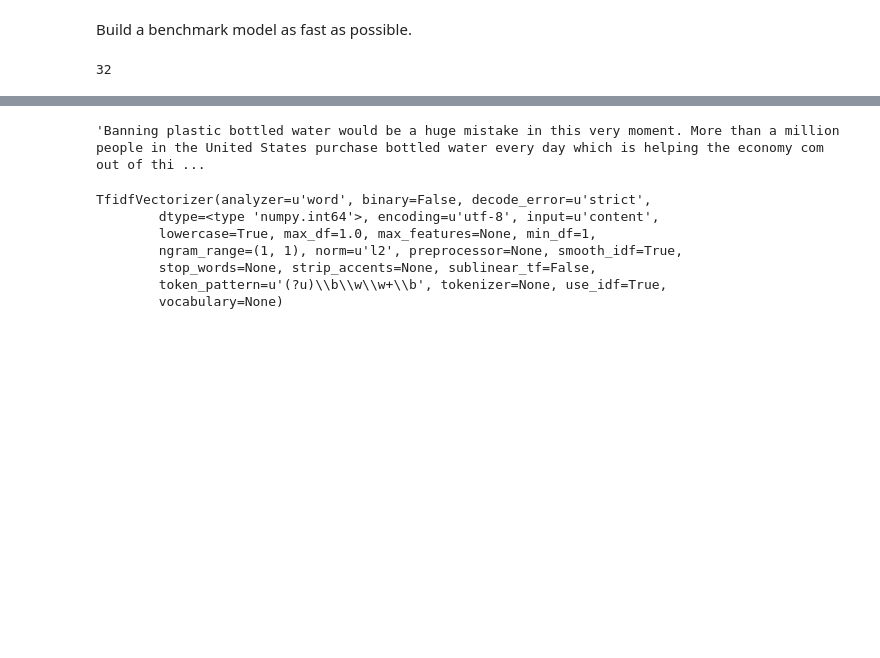
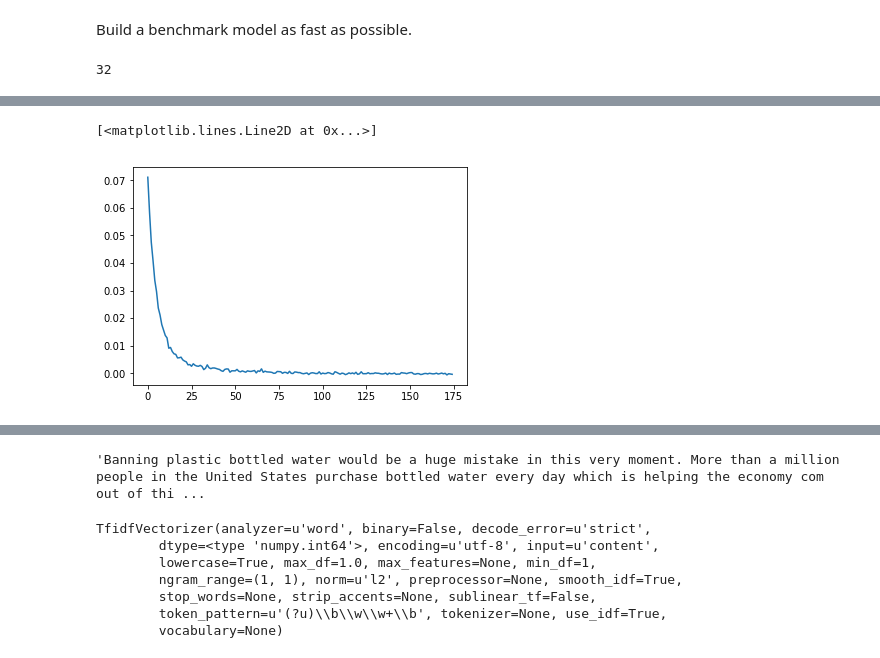
Before and after one commit to JasonSanchez/debate_comparison, a Jupyter notebook: master_notebook.ipynb, the cells around one changed output, grey strips where cells are left out. Cells and saved outputs as stored; diff of their text form; code cells hidden in the pictures; blank space fills up the shorter version.

```diff
--- a/master_notebook.ipynb
+++ b/master_notebook.ipynb
@@ -322,0 +528,2 @@ Wall time: 2.02 s
+# %%
+X_ens_1_detailed = pd.concat([X_ens_1, X_clean], axis=1)
@@ -322,0 +777,5 @@ Wall time: 2.02 s
+# %%
+gb = GradientBoostingClassifier(n_estimators=175, subsample=.66,
+                                random_state=42)
+
+gb.fit(X_clean, y)
@@ -322,0 +790,5 @@ Wall time: 2.02 s
+# %%
+plt.plot(gb.oob_improvement_)
+# %% [output]
+[<matplotlib.lines.Line2D at 0x...>]
+[figure, added]
```
Also changed, not shown: parts of 51 cells of this notebook.
